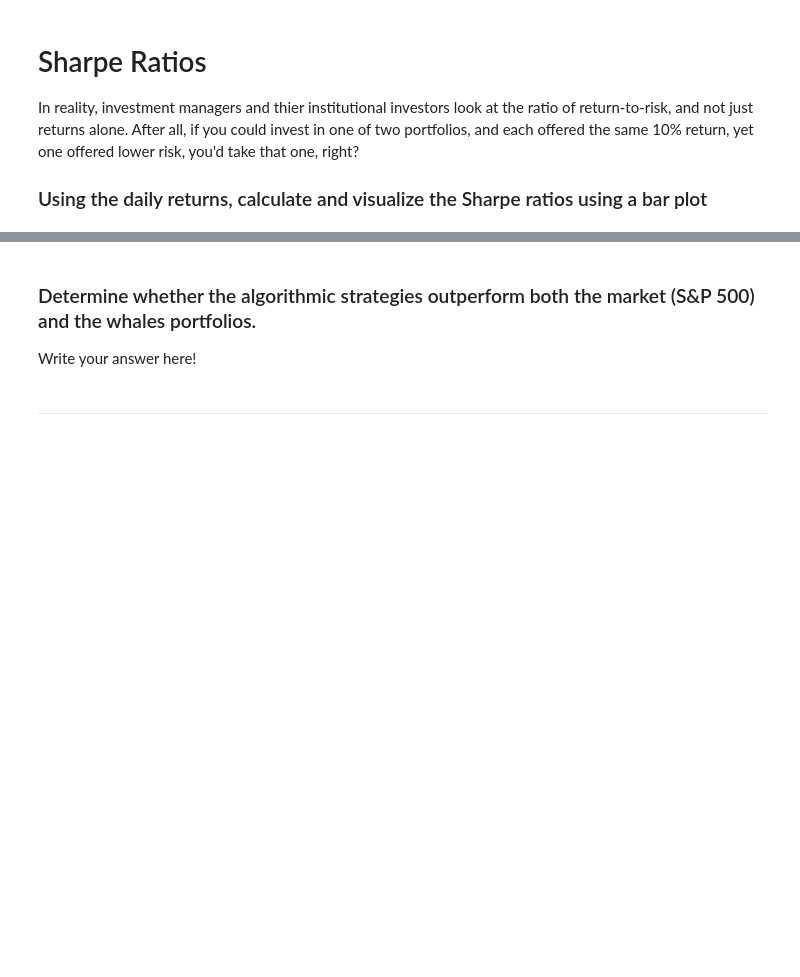
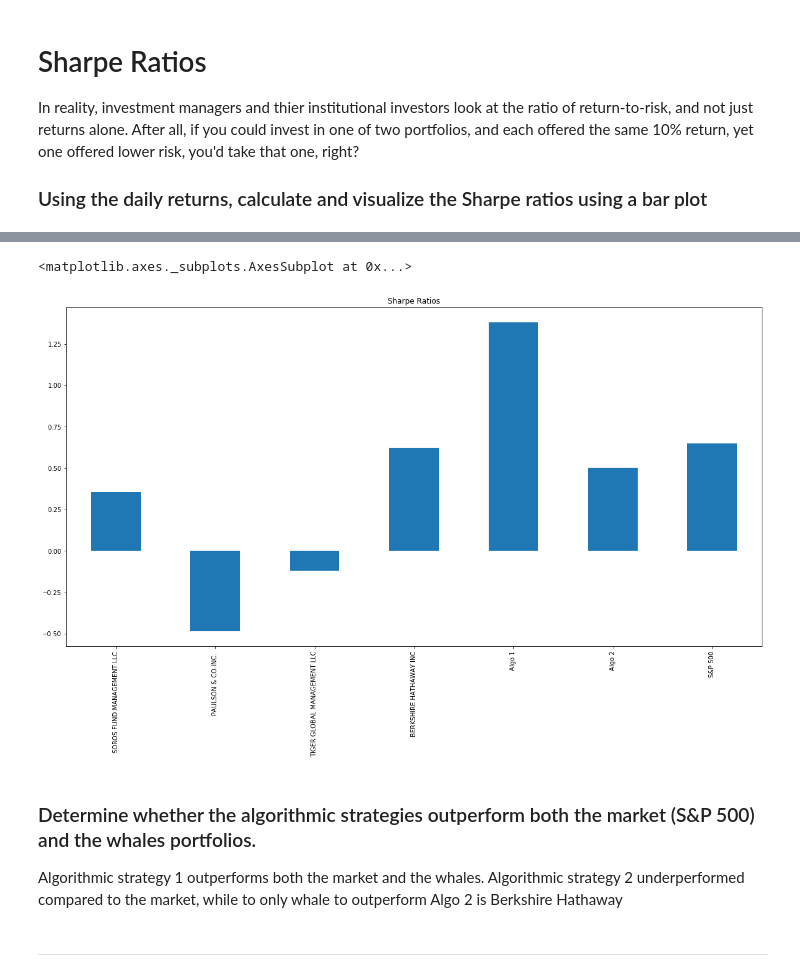
Before and after one commit to spla23/Pandas-Assignment, a Jupyter notebook: whale_analysis.ipynb, the cells around one changed output, grey strips where cells are left out. Cells and saved outputs as stored; diff of their text form; code cells hidden in the pictures; blank space fills up the shorter version.

```diff
--- a/whale_analysis.ipynb
+++ b/whale_analysis.ipynb
@@ -408,0 +446,4 @@ In reality, investment managers and thier institutional investors look at the ra
+# %%
+# Annualized Sharpe Ratios
+sharpe_ratios = (combined_portfolio.mean()*252)/ (combined_portfolio.std() *np.sqrt(252))
+sharpe_ratios
@@ -409,9 +459,13 @@ In reality, investment managers and thier institutional investors look at the ra
 # %%
 # Visualize the sharpe ratios as a bar plot
+sharpe_ratios.plot(kind='bar', title='Sharpe Ratios', figsize=[20,10])
+# %% [output]
+<matplotlib.axes._subplots.AxesSubplot at 0x...>
+[figure, added]
 # %% [markdown]
 ### Determine whether the algorithmic strategies outperform both the market (S&P 500) and the whales portfolios.
 
-Write your answer here!
+Algorithmic strategy 1 outperforms both the market and the whales. Algorithmic strategy 2 underperformed compared to the market, while to only whale to outperform Algo 2 is Berkshire Hathaway
 # %% [markdown]
 ---
 # %% [markdown]
```
Also changed, not shown: parts of 28 cells of this notebook.
